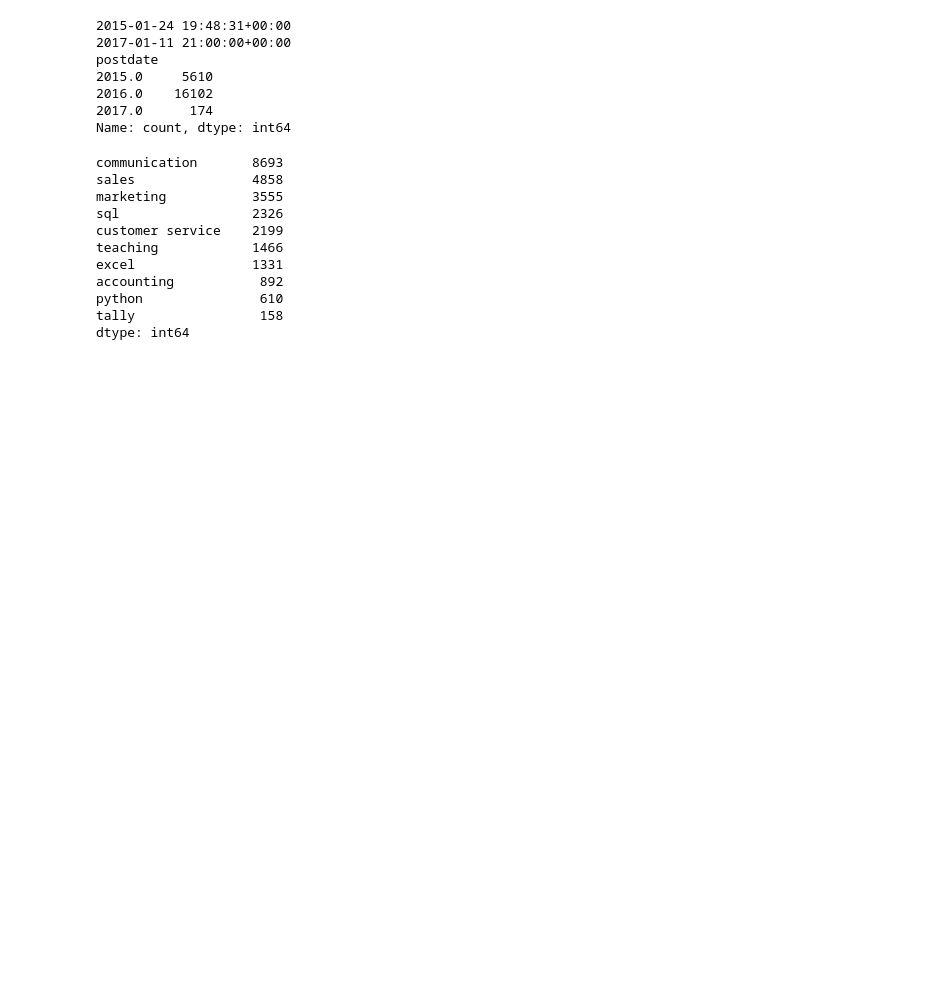
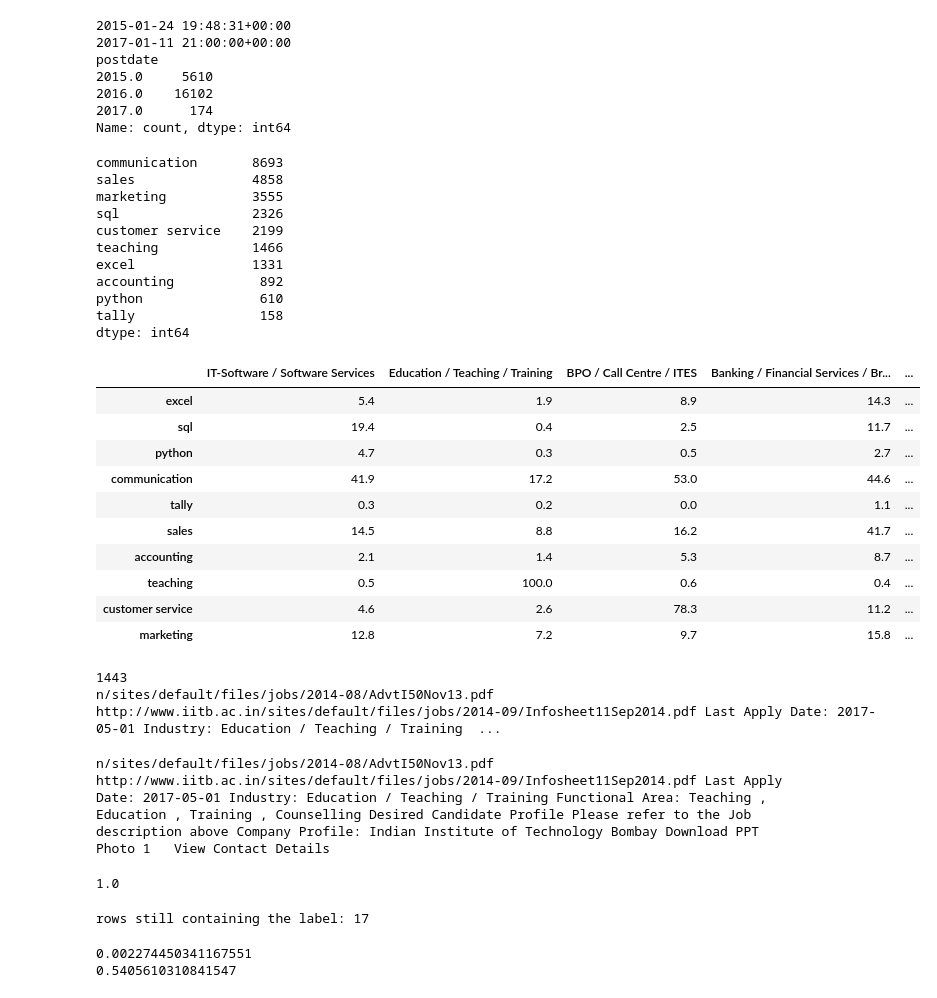
Before and after one commit to SadeepDudekula/india-jobs-skills-analysis, a Jupyter notebook: notebook/1_explore.ipynb, the cells around one changed output. Saved outputs shown, nothing was run; the diff lists cells and outputs as text; code cells hidden in the pictures; blank space fills up the shorter version.

Commit message:
Remove website label block from descriptions and recount skills

```diff
--- a/notebook/1_explore.ipynb
+++ b/notebook/1_explore.ipynb
@@ -199,3 +199,69 @@ accounting           892
 python               610
 tally                158
 dtype: int64
+# %%
+top_industries = df_clean["industry"].value_counts().head(5).index
+
+results = {}
+
+for industry in top_industries:
+    rows = clean_text[df_clean["industry"] == industry]
+    shares = {}
+
+    for skill in skills_list:
+        pattern = r"\b" + skill + r"s?\b"
+        found = rows.str.contains(pattern, na=False)
+        shares[skill] = round(found.mean() * 100, 1)
+
+    results[industry] = shares
+
+table = pd.DataFrame(results)
+table
+# %% [output]
+|  | IT-Software / Software Services | Education / Teaching / Training | BPO / Call Centre / ITES | Banking / Financial Services / Br... | ... |
+| excel | 5.4 | 1.9 | 8.9 | 14.3 | ... |
+| sql | 19.4 | 0.4 | 2.5 | 11.7 | ... |
+| python | 4.7 | 0.3 | 0.5 | 2.7 | ... |
+| communication | 41.9 | 17.2 | 53.0 | 44.6 | ... |
+| tally | 0.3 | 0.2 | 0.0 | 1.1 | ... |
+| sales | 14.5 | 8.8 | 16.2 | 41.7 | ... |
+| accounting | 2.1 | 1.4 | 5.3 | 8.7 | ... |
+| teaching | 0.5 | 100.0 | 0.6 | 0.4 | ... |
+| customer service | 4.6 | 2.6 | 78.3 | 11.2 | ... |
+| marketing | 12.8 | 7.2 | 9.7 | 15.8 | ... |
+# %%
+education_rows = df_clean[df_clean["industry"] == "Education / Teaching / Training"]
+sample_text = education_rows["jobdescription"].iloc[0]
+position = sample_text.lower().find("functional area")
+print(position)
+print(sample_text[position - 200 : position + 300])
+# %% [output]
+1443
+n/sites/default/files/jobs/2014-08/AdvtI50Nov13.pdf http://www.iitb.ac.in/sites/default/files/jobs/2014-09/Infosheet11Sep2014.pdf Last Apply Date: 2017-05-01 Industry: Education / Teaching / Training  ...
+# %%
+import textwrap
+print(textwrap.fill(sample_text[position - 200 : position + 300], 90))
+# %% [output]
+n/sites/default/files/jobs/2014-08/AdvtI50Nov13.pdf
+http://www.iitb.ac.in/sites/default/files/jobs/2014-09/Infosheet11Sep2014.pdf Last Apply
+Date: 2017-05-01 Industry: Education / Teaching / Training Functional Area: Teaching ,
+Education , Training , Counselling Desired Candidate Profile Please refer to the Job
+description above Company Profile: Indian Institute of Technology Bombay Download PPT
+Photo 1   View Contact Details
+# %%
+education_text = clean_text[df_clean["industry"] == "Education / Teaching / Training"]
+print(education_text.str.contains("functional area").mean())
+# %% [output]
+1.0
+# %%
+real_text = clean_text.str.replace(r"(?s)industry:.*?desired candidate profile", " ", regex=True)
+print("rows still containing the label:", real_text.str.contains("functional area:").sum())
+# %% [output]
+rows still containing the label: 17
+# %%
+education_real = real_text[df_clean["industry"] == "Education / Teaching / Training"]
+print(education_real.str.contains("functional area").mean())
+print(education_real.str.contains(r"\bteaching\b").mean())
+# %% [output]
+0.002274450341167551
+0.5405610310841547
```
Also changed, not shown: parts of 3 cells of this notebook.
